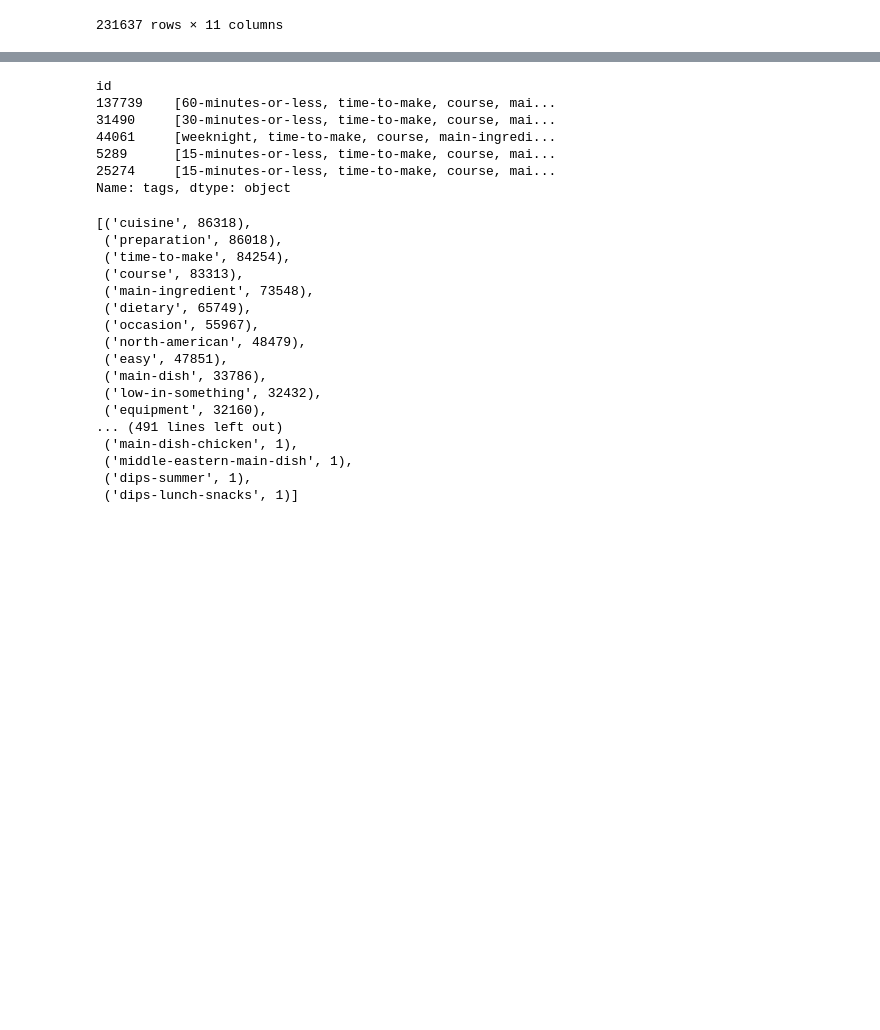
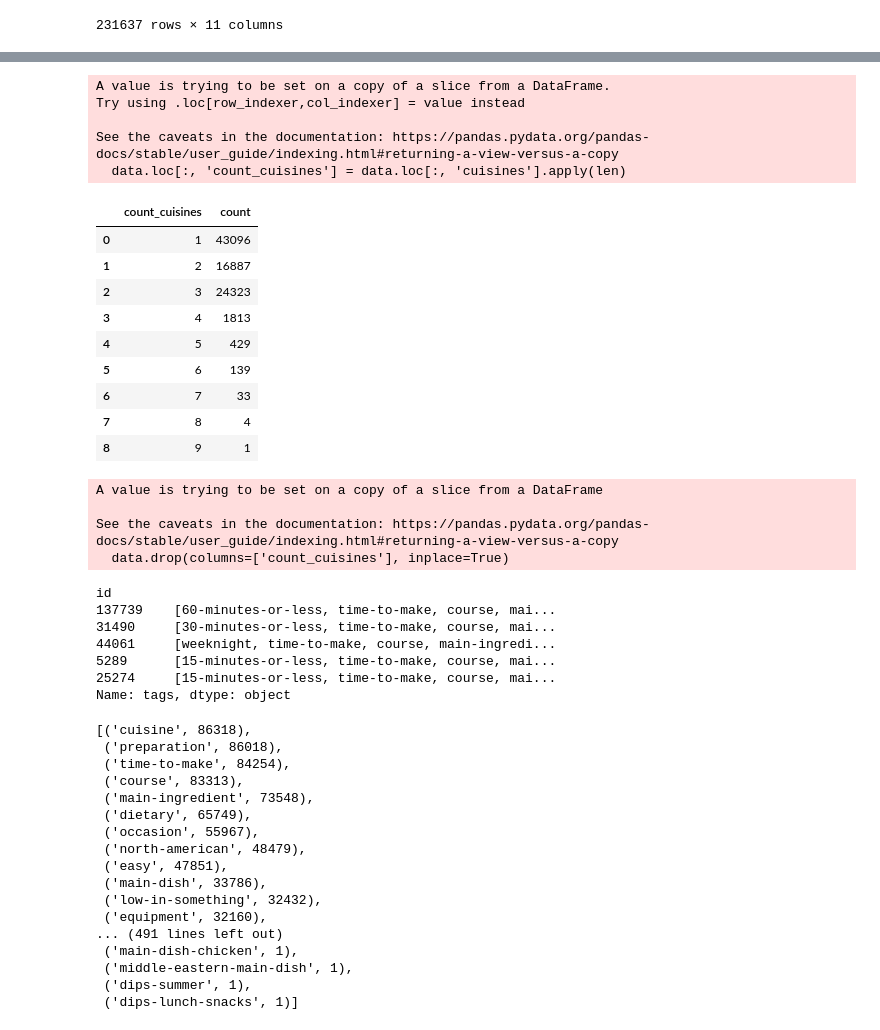
Before and after one commit to milik0/recipe-nlp, a Jupyter notebook: notebooks/test_dataset.ipynb, the cells around one changed output, grey strips where cells are left out. Cells and saved outputs as stored; diff of their text form; code cells hidden in the pictures; blank space fills up the shorter version.

```diff
--- a/notebooks/test_dataset.ipynb
+++ b/notebooks/test_dataset.ipynb
@@ -232,3 +355,29 @@ data.to_csv('../data/processed/recipes_with_cuisine.csv')
+# %%
+data.loc[:, 'count_cuisines'] = data['cuisines'].apply(len)
+aggreate = data.groupby('count_cuisines').size().reset_index(name='count')
+display(aggreate)
+data.drop(columns=['count_cuisines'], inplace=True)
+data.to_csv('../data/processed/recipes_with_cuisine.csv')
+# %% [output]
+A value is trying to be set on a copy of a slice from a DataFrame.
+Try using .loc[row_indexer,col_indexer] = value instead
+
+See the caveats in the documentation: https://pandas.pydata.org/pandas-docs/stable/user_guide/indexing.html#returning-a-view-versus-a-copy
+  data.loc[:, 'count_cuisines'] = data.loc[:, 'cuisines'].apply(len)
+|  | count_cuisines | count |
+| 0 | 1 | 43096 |
+| 1 | 2 | 16887 |
+| 2 | 3 | 24323 |
+| 3 | 4 | 1813 |
+| 4 | 5 | 429 |
+| 5 | 6 | 139 |
+| 6 | 7 | 33 |
+| 7 | 8 | 4 |
+| 8 | 9 | 1 |
+A value is trying to be set on a copy of a slice from a DataFrame
+
+See the caveats in the documentation: https://pandas.pydata.org/pandas-docs/stable/user_guide/indexing.html#returning-a-view-versus-a-copy
+  data.drop(columns=['count_cuisines'], inplace=True)
 # %%
 display(data["tags"].head())
 tags = dict()
```
Also changed, not shown: parts of 10 cells of this notebook, 2 other files.
